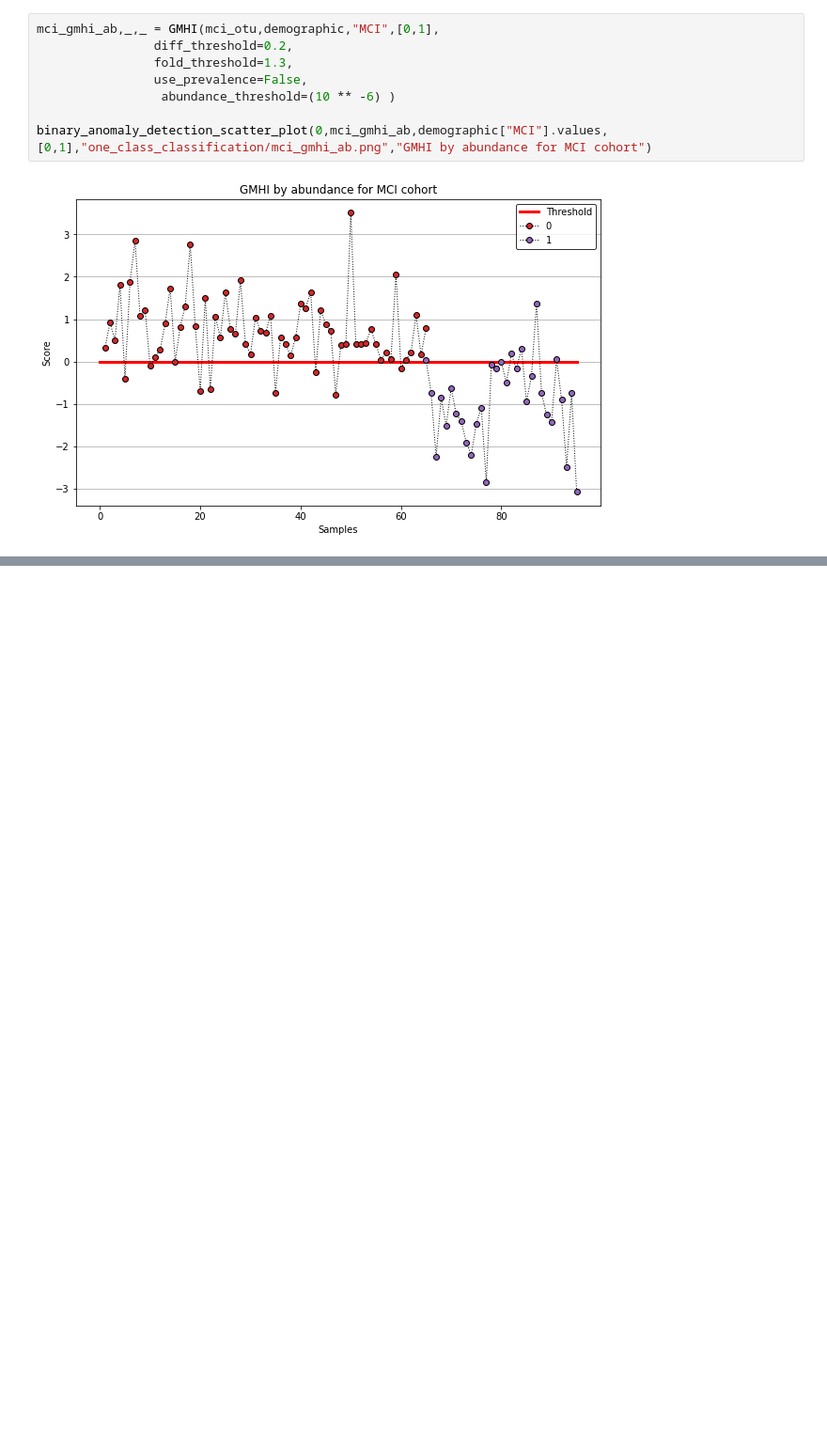
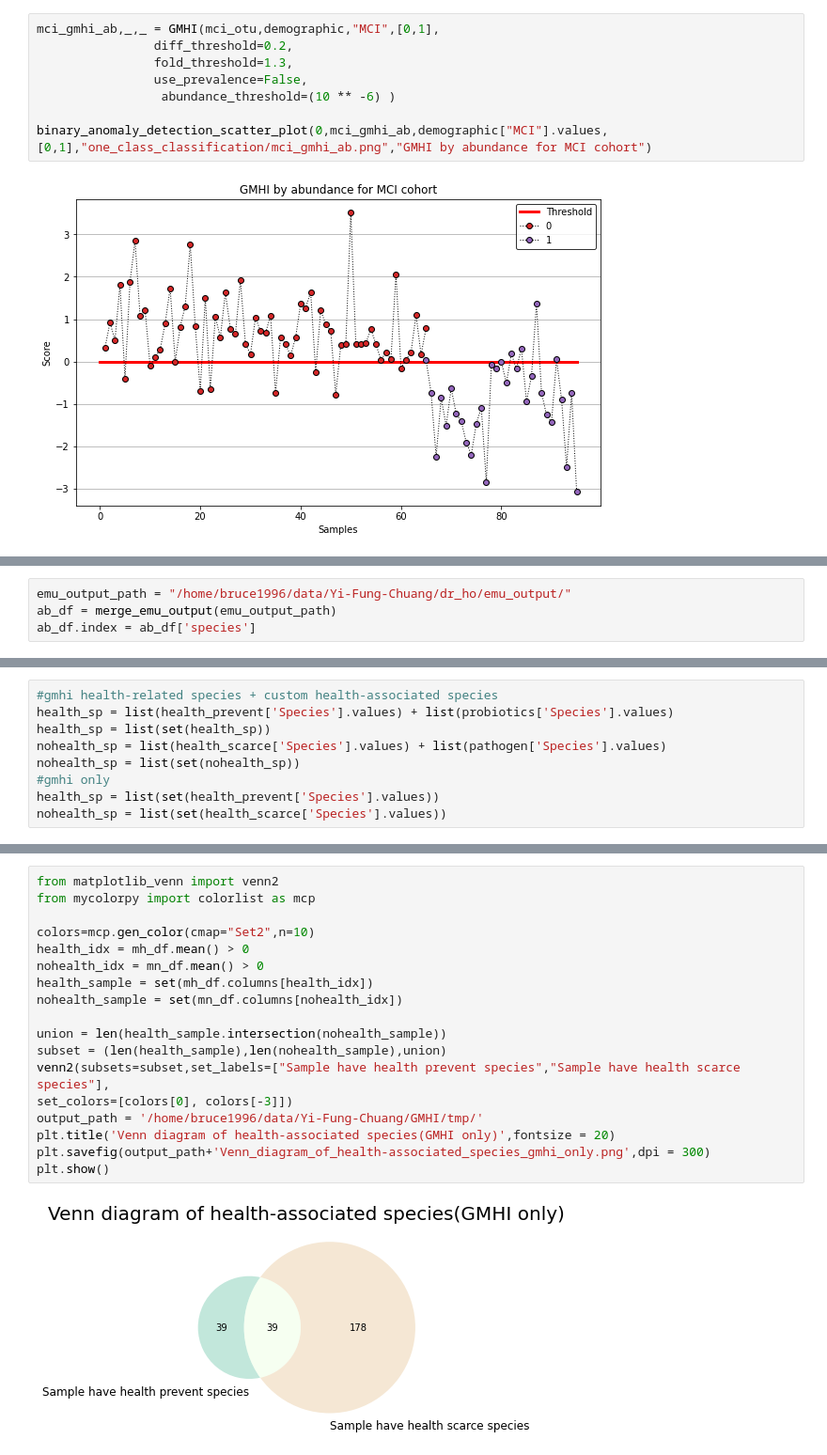
Before and after one commit to brucewu1996/Probiotics_signature, a Jupyter notebook: GMHI.ipynb, the cells around one changed output, grey strips where cells are left out. Shown: that part at 94% size. Cells and saved outputs as stored; diff of their text form; blank space fills up the shorter version.

```diff
--- a/GMHI.ipynb
+++ b/GMHI.ipynb
@@ -226,0 +63,4 @@ ocgmhi_plot(0,gmhi_tw,'Sample','tmp/gmhi_score_of_dr_ho.png','Health index of Dr
+# %%
+emu_output_path = "/home/bruce1996/data/Yi-Fung-Chuang/dr_ho/emu_output/"
+ab_df = merge_emu_output(emu_output_path)
+ab_df.index = ab_df['species']
@@ -226,0 +74,9 @@ ocgmhi_plot(0,gmhi_tw,'Sample','tmp/gmhi_score_of_dr_ho.png','Health index of Dr
+# %%
+#gmhi health-related species + custom health-associated species
+health_sp = list(health_prevent['Species'].values) + list(probiotics['Species'].values)
+health_sp = list(set(health_sp))
+nohealth_sp = list(health_scarce['Species'].values) + list(pathogen['Species'].values)
+nohealth_sp = list(set(nohealth_sp))
+#gmhi only
+health_sp = list(set(health_prevent['Species'].values))
+nohealth_sp = list(set(health_scarce['Species'].values))
@@ -226,0 +123,20 @@ ocgmhi_plot(0,gmhi_tw,'Sample','tmp/gmhi_score_of_dr_ho.png','Health index of Dr
+# %%
+from matplotlib_venn import venn2
+from mycolorpy import colorlist as mcp
+
+colors=mcp.gen_color(cmap="Set2",n=10)
+health_idx = mh_df.mean() > 0
+nohealth_idx = mn_df.mean() > 0
+health_sample = set(mh_df.columns[health_idx])
+nohealth_sample = set(mn_df.columns[nohealth_idx])
+
+union = len(health_sample.intersection(nohealth_sample))
+subset = (len(health_sample),len(nohealth_sample),union)
+venn2(subsets=subset,set_labels=["Sample have health prevent species","Sample have health scarce species"],
+set_colors=[colors[0], colors[-3]])
+output_path = '/home/bruce1996/data/Yi-Fung-Chuang/GMHI/tmp/'
+plt.title('Venn diagram of health-associated species(GMHI only)',fontsize = 20)
+plt.savefig(output_path+'Venn_diagram_of_health-associated_species_gmhi_only.png',dpi = 300)
+plt.show()
+# %% [output]
+[figure, added]
```
Also changed, not shown: parts of 28 cells of this notebook, 3 other files.
